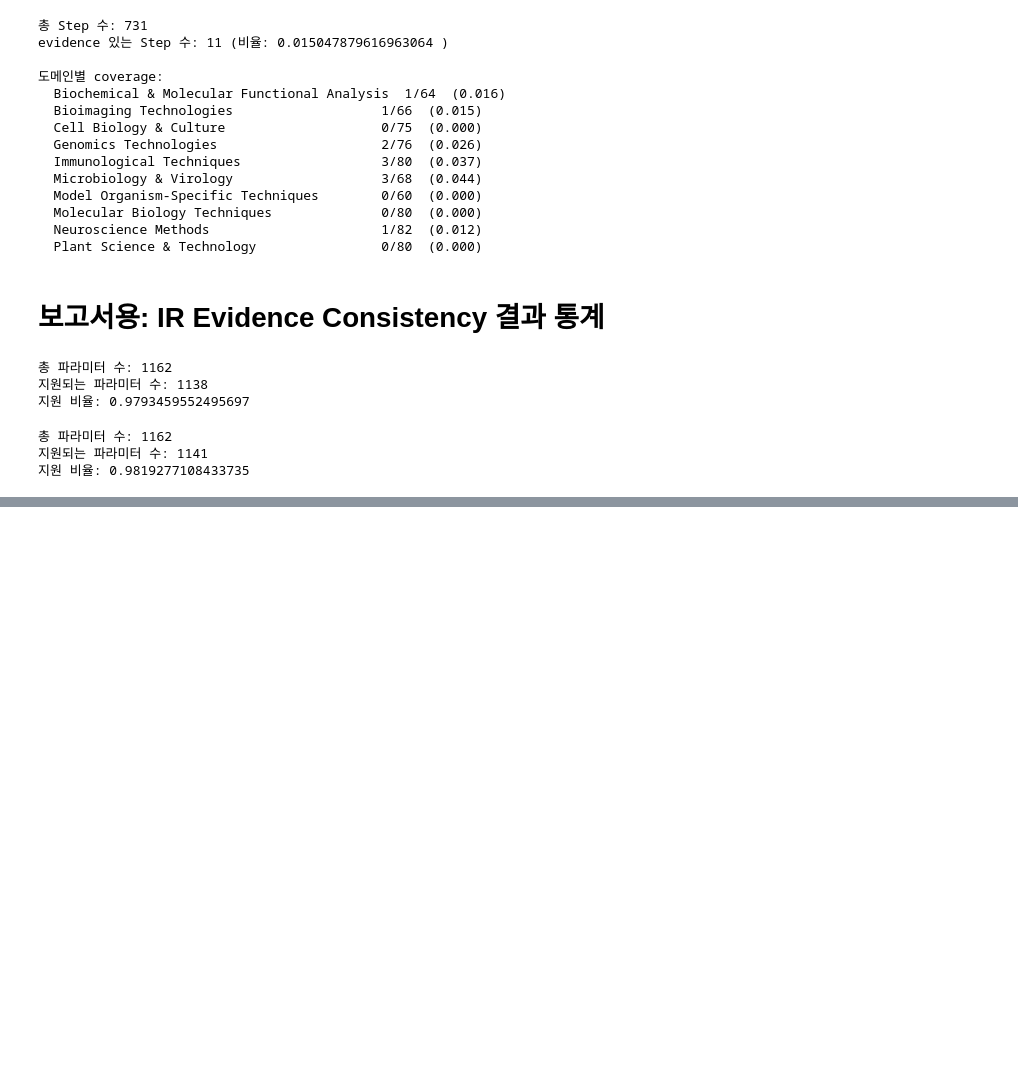
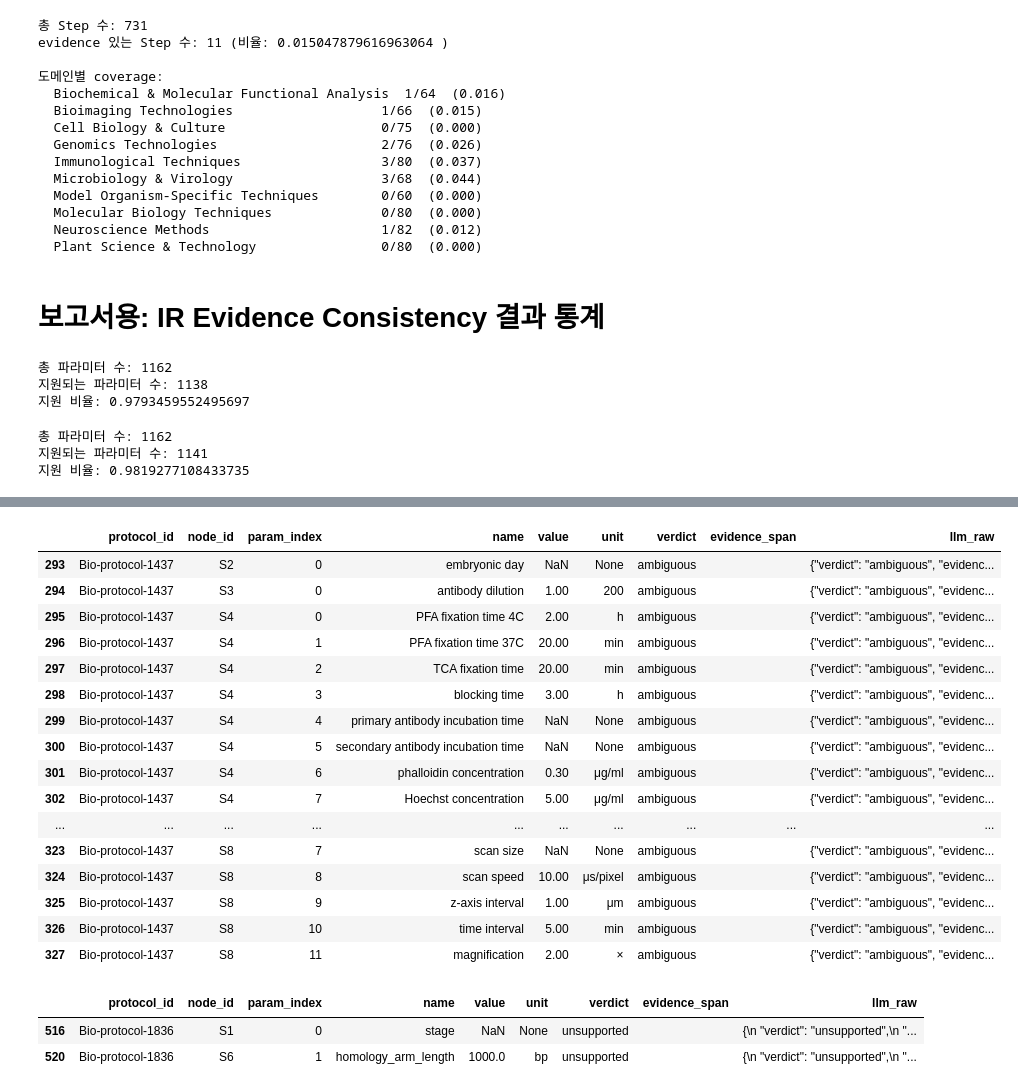
Before and after one commit to haeb98/BioProtocol, a Jupyter notebook: scripts/report_s2_parser_00_stats.ipynb, the cells around one changed output, grey strips where cells are left out. Cells and saved outputs as stored; diff of their text form; code cells hidden in the pictures; blank space fills up the shorter version.

```diff
--- a/scripts/report_s2_parser_00_stats.ipynb
+++ b/scripts/report_s2_parser_00_stats.ipynb
@@ -135,0 +138,13 @@ print("지원 비율:", supported / max(1, total))
+# %%
+import json
+import pandas as pd
+
+rows = []
+with open("../runs/verify_cov_params.jsonl", "r", encoding="utf-8") as f:
+    for line in f:
+        rows.append(json.loads(line))
+
+df = pd.DataFrame(rows)
+
+# 전체 비율
+print(df["verdict"].value_counts(normalize=True))
@@ -135,0 +179,28 @@ print("지원 비율:", supported / max(1, total))
+# %%
+df[df["protocol_id"] == "Bio-protocol-1437"]
+# %% [output]
+|  | protocol_id | node_id | param_index | name | value | unit | verdict | evidence_span | llm_raw |
+| 293 | Bio-protocol-1437 | S2 | 0 | embryonic day | NaN | None | ambiguous |  | {"verdict": "ambiguous", "evidenc... |
+| 294 | Bio-protocol-1437 | S3 | 0 | antibody dilution | 1.00 | 200 | ambiguous |  | {"verdict": "ambiguous", "evidenc... |
+| 295 | Bio-protocol-1437 | S4 | 0 | PFA fixation time 4C | 2.00 | h | ambiguous |  | {"verdict": "ambiguous", "evidenc... |
+| 296 | Bio-protocol-1437 | S4 | 1 | PFA fixation time 37C | 20.00 | min | ambiguous |  | {"verdict": "ambiguous", "evidenc... |
+| 297 | Bio-protocol-1437 | S4 | 2 | TCA fixation time | 20.00 | min | ambiguous |  | {"verdict": "ambiguous", "evidenc... |
+| 298 | Bio-protocol-1437 | S4 | 3 | blocking time | 3.00 | h | ambiguous |  | {"verdict": "ambiguous", "evidenc... |
+| 299 | Bio-protocol-1437 | S4 | 4 | primary antibody incubation time | NaN | None | ambiguous |  | {"verdict": "ambiguous", "evidenc... |
+| 300 | Bio-protocol-1437 | S4 | 5 | secondary antibody incubation time | NaN | None | ambiguous |  | {"verdict": "ambiguous", "evidenc... |
+| 301 | Bio-protocol-1437 | S4 | 6 | phalloidin concentration | 0.30 | μg/ml | ambiguous |  | {"verdict": "ambiguous", "evidenc... |
+| 302 | Bio-protocol-1437 | S4 | 7 | Hoechst concentration | 5.00 | μg/ml | ambiguous |  | {"verdict": "ambiguous", "evidenc... |
+| ... | ... | ... | ... | ... | ... | ... | ... | ... | ... |
+| 323 | Bio-protocol-1437 | S8 | 7 | scan size | NaN | None | ambiguous |  | {"verdict": "ambiguous", "evidenc... |
+| 324 | Bio-protocol-1437 | S8 | 8 | scan speed | 10.00 | μs/pixel | ambiguous |  | {"verdict": "ambiguous", "evidenc... |
+| 325 | Bio-protocol-1437 | S8 | 9 | z-axis interval | 1.00 | μm | ambiguous |  | {"verdict": "ambiguous", "evidenc... |
+| 326 | Bio-protocol-1437 | S8 | 10 | time interval | 5.00 | min | ambiguous |  | {"verdict": "ambiguous", "evidenc... |
+| 327 | Bio-protocol-1437 | S8 | 11 | magnification | 2.00 | × | ambiguous |  | {"verdict": "ambiguous", "evidenc... |
+# %%
+# 예: unsupported 이면서 evidence_span 이 빈 문자열인 케이스만 모아보기
+suspicious = df[(df["verdict"] == "unsupported") & (df["evidence_span"] == "")]
+suspicious[suspicious["protocol_id"] == "Bio-protocol-1836"]
+# %% [output]
+|  | protocol_id | node_id | param_index | name | value | unit | verdict | evidence_span | llm_raw |
+| 516 | Bio-protocol-1836 | S1 | 0 | stage | NaN | None | unsupported |  | {\n "verdict": "unsupported",\n "... |
+| 520 | Bio-protocol-1836 | S6 | 1 | homology_arm_length | 1000.0 | bp | unsupported |  | {\n "verdict": "unsupported",\n "... |
```
Also changed, not shown: parts of 3 cells of this notebook, 3 other files.
